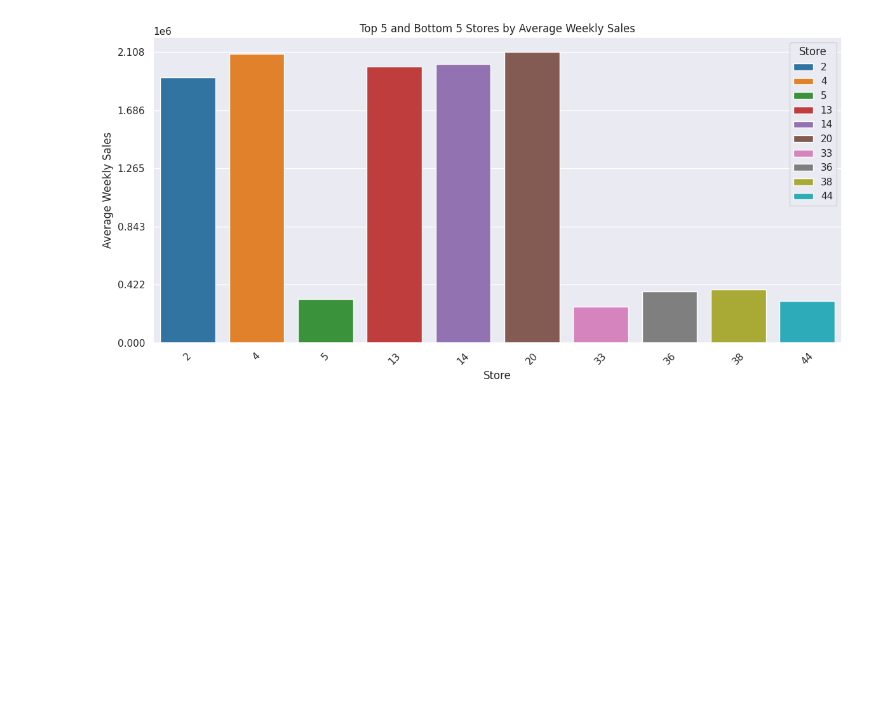
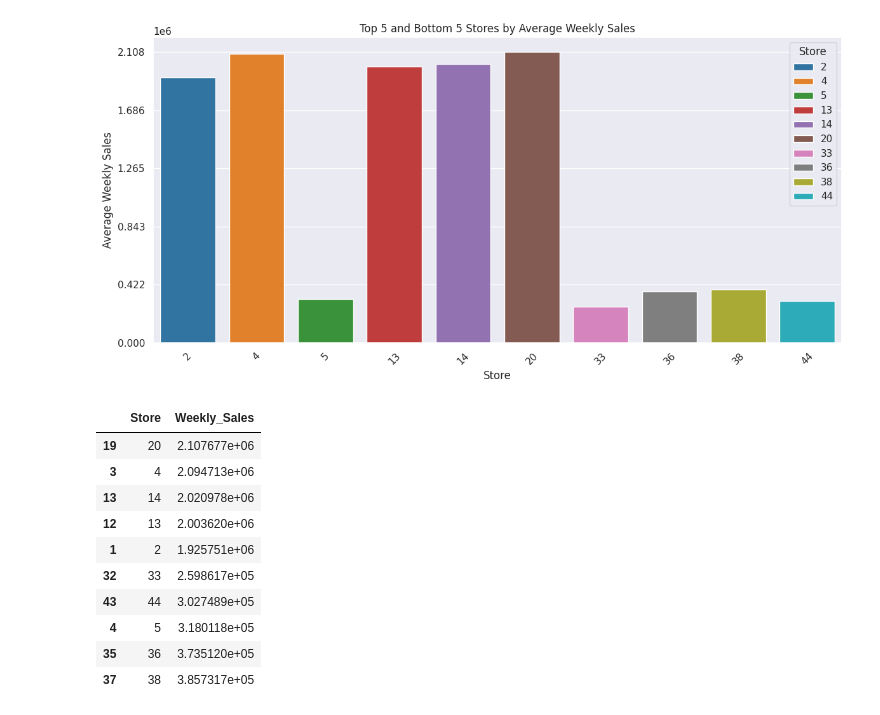
Before and after one commit to yushi2006/walmart-sales-forecasting, a Jupyter notebook: notebooks/EDA.ipynb, the cells around one changed output. Cells and saved outputs as stored; diff of their text form; code cells hidden in the pictures; blank space fills up the shorter version.

```diff
--- a/notebooks/EDA.ipynb
+++ b/notebooks/EDA.ipynb
@@ -95,0 +94,14 @@ plt.show()
+# %%
+combined_stores
+# %% [output]
+|  | Store | Weekly_Sales |
+| 19 | 20 | 2.107677e+06 |
+| 3 | 4 | 2.094713e+06 |
+| 13 | 14 | 2.020978e+06 |
+| 12 | 13 | 2.003620e+06 |
+| 1 | 2 | 1.925751e+06 |
+| 32 | 33 | 2.598617e+05 |
+| 43 | 44 | 3.027489e+05 |
+| 4 | 5 | 3.180118e+05 |
+| 35 | 36 | 3.735120e+05 |
+| 37 | 38 | 3.857317e+05 |
```
Also changed, not shown: parts of 3 cells of this notebook.
